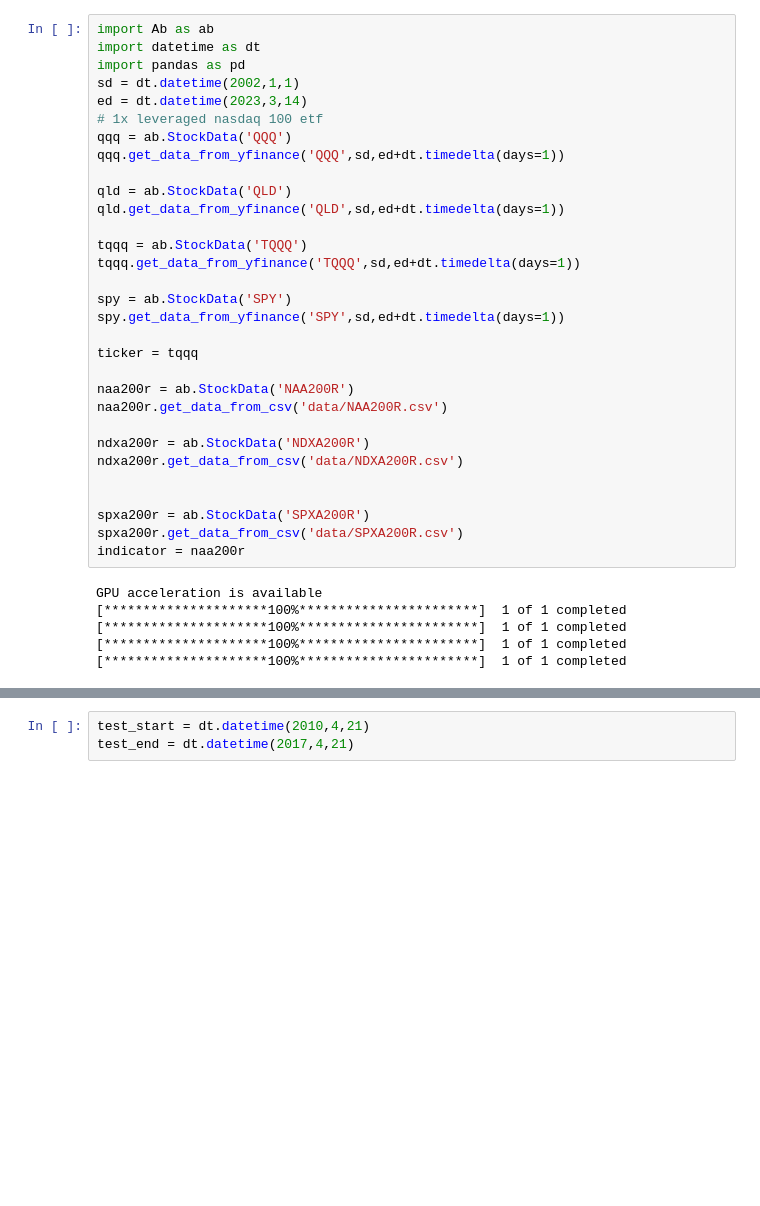
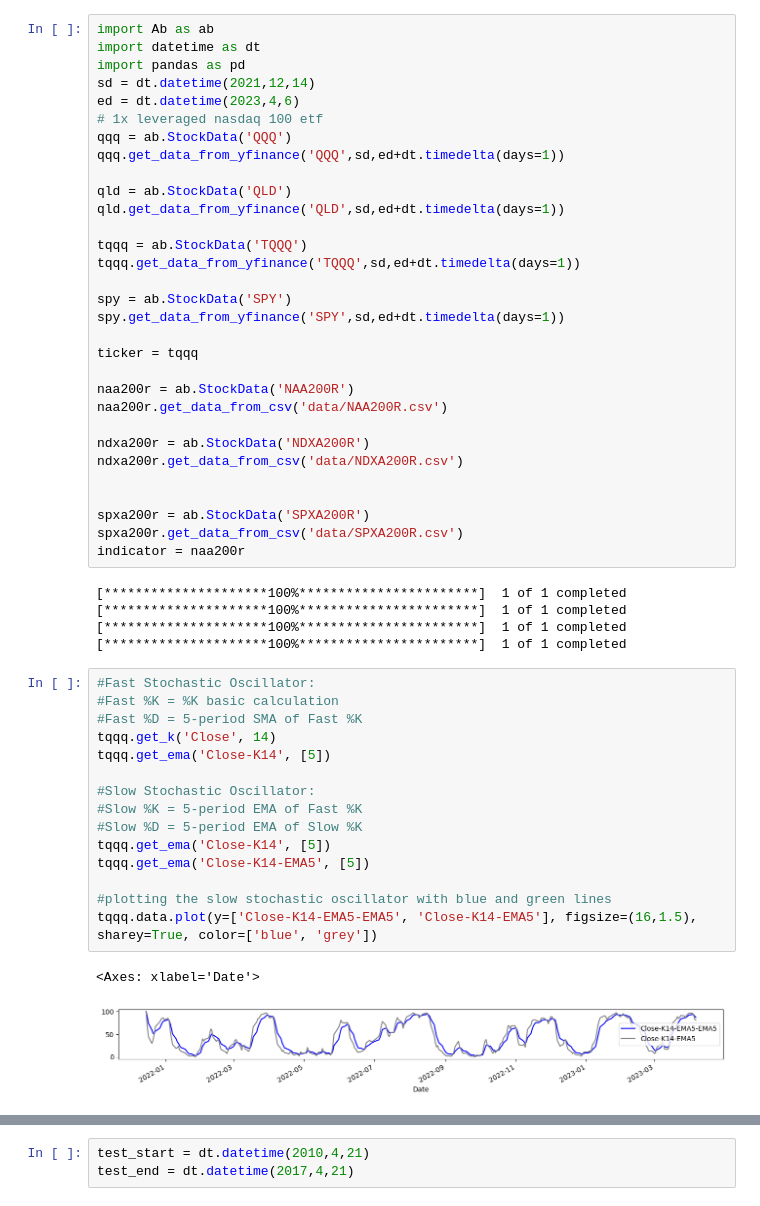
Before and after one commit to sylviawusyl/backtesting, a Jupyter notebook: trading_record_analysis.ipynb, the cells around one changed output, grey strips where cells are left out. Drawn from its saved outputs; the diff is of its cells as text; blank space fills up the shorter version.

Commit message:
Stochastic indicator Fast/Slow implmentation

```diff
--- a/trading_record_analysis.ipynb
+++ b/trading_record_analysis.ipynb
@@ -2,8 +2,8 @@
 import Ab as ab
 import datetime as dt
 import pandas as pd
-sd = dt.datetime(2002,1,1)
-ed = dt.datetime(2023,3,14)
+sd = dt.datetime(2021,12,14)
+ed = dt.datetime(2023,4,6)
 # 1x leveraged nasdaq 100 etf
 qqq = ab.StockData('QQQ')
 qqq.get_data_from_yfinance('QQQ',sd,ed+dt.timedelta(days=1))
@@ -30,8 +30,25 @@ spxa200r = ab.StockData('SPXA200R')
 spxa200r.get_data_from_csv('data/SPXA200R.csv')
 indicator = naa200r
 # %% [output]
-GPU acceleration is available
 [*********************100%***********************]  1 of 1 completed
 [*********************100%***********************]  1 of 1 completed
 [*********************100%***********************]  1 of 1 completed
 [*********************100%***********************]  1 of 1 completed
+# %%
+#Fast Stochastic Oscillator:
+#Fast %K = %K basic calculation
+#Fast %D = 5-period SMA of Fast %K
+tqqq.get_k('Close', 14)
+tqqq.get_ema('Close-K14', [5])
+
+#Slow Stochastic Oscillator:
+#Slow %K = 5-period EMA of Fast %K
+#Slow %D = 5-period EMA of Slow %K
+tqqq.get_ema('Close-K14', [5])
+tqqq.get_ema('Close-K14-EMA5', [5])
+
+#plotting the slow stochastic oscillator with blue and green lines
+tqqq.data.plot(y=['Close-K14-EMA5-EMA5', 'Close-K14-EMA5'], figsize=(16,1.5), sharey=True, color=['blue', 'grey'])
+# %% [output]
+<Axes: xlabel='Date'>
+[figure, added]
```
Also changed, not shown: parts of 11 cells of this notebook, 1 other file.
